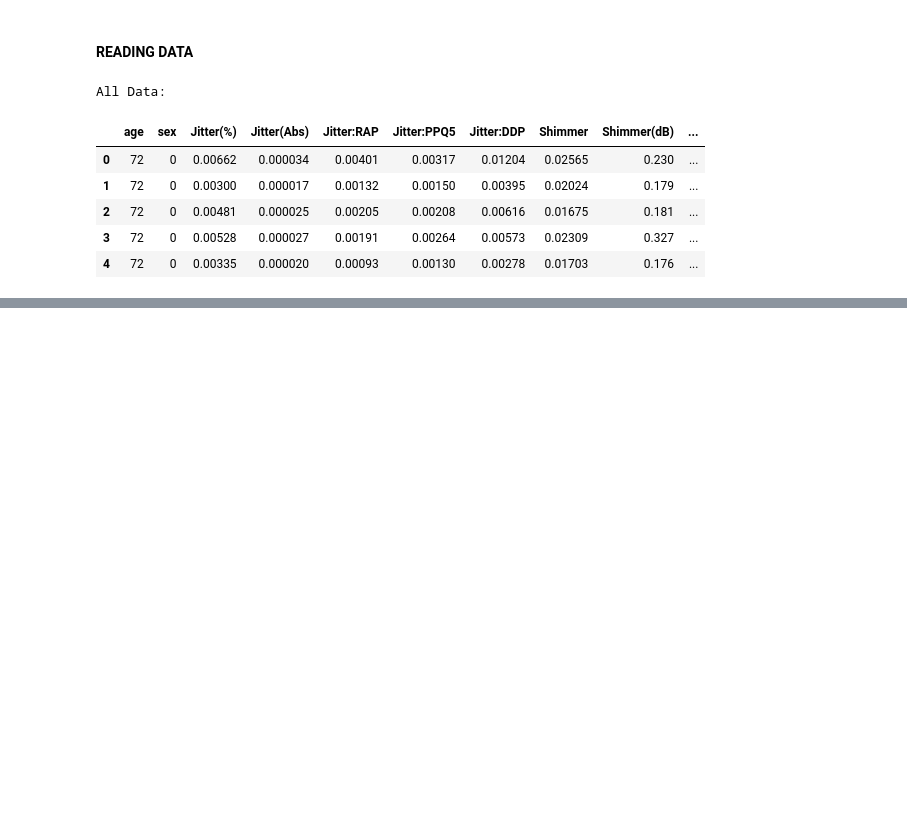
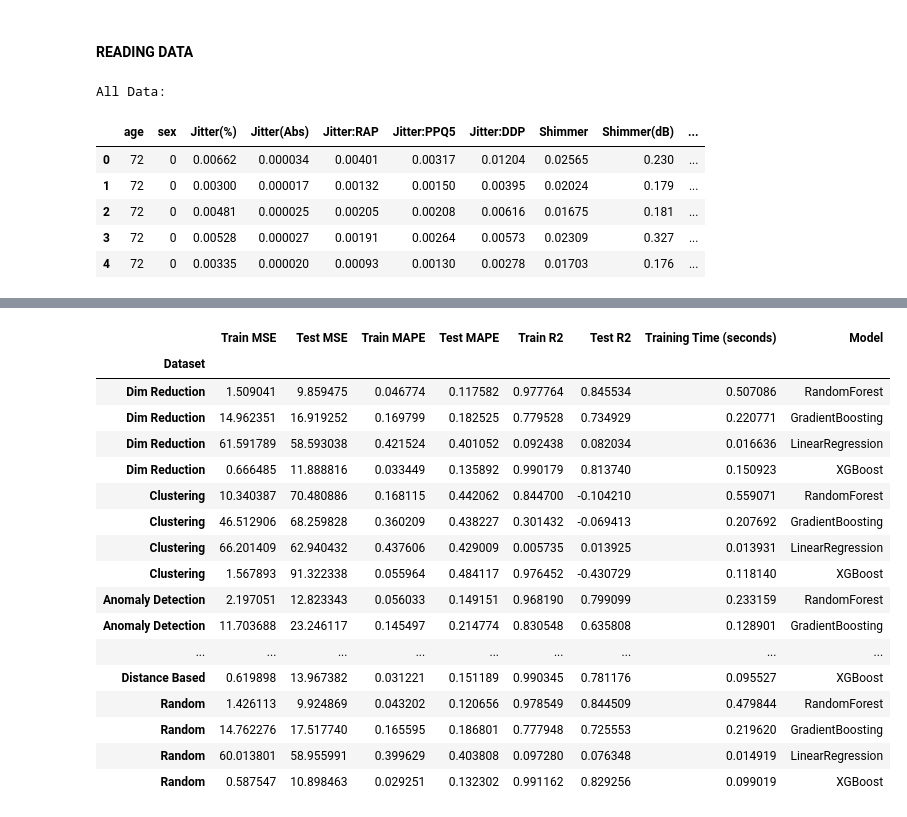
Before and after one commit to vibhuverma17/MLBASEDSAMPLING, a Jupyter notebook: Parkinsons_Sampling_Code.ipynb, the cells around one changed output, grey strips where cells are left out. Saved outputs shown, nothing was run; the diff lists cells and outputs as text; code cells hidden in the pictures; blank space fills up the shorter version.

```diff
--- a/Parkinsons_Sampling_Code.ipynb
+++ b/Parkinsons_Sampling_Code.ipynb
@@ -878,3 +878,24 @@ DropHighCorrelation: 14 columns will be dropped due to correlation (threshold=0.
 DropHighCorrelation: 14 columns will be dropped due to correlation (threshold=0.6).
 # %%
 results.to_csv("Parkinsons.csv")
+# %%
+results
+# %% [output]
+|  | Train MSE | Test MSE | Train MAPE | Test MAPE | Train R2 | Test R2 | Training Time (seconds) | Model |
+| Dataset |  |  |  |  |  |  |  |  |
+| Dim Reduction | 1.509041 | 9.859475 | 0.046774 | 0.117582 | 0.977764 | 0.845534 | 0.507086 | RandomForest |
+| Dim Reduction | 14.962351 | 16.919252 | 0.169799 | 0.182525 | 0.779528 | 0.734929 | 0.220771 | GradientBoosting |
+| Dim Reduction | 61.591789 | 58.593038 | 0.421524 | 0.401052 | 0.092438 | 0.082034 | 0.016636 | LinearRegression |
+| Dim Reduction | 0.666485 | 11.888816 | 0.033449 | 0.135892 | 0.990179 | 0.813740 | 0.150923 | XGBoost |
+| Clustering | 10.340387 | 70.480886 | 0.168115 | 0.442062 | 0.844700 | -0.104210 | 0.559071 | RandomForest |
+| Clustering | 46.512906 | 68.259828 | 0.360209 | 0.438227 | 0.301432 | -0.069413 | 0.207692 | GradientBoosting |
+| Clustering | 66.201409 | 62.940432 | 0.437606 | 0.429009 | 0.005735 | 0.013925 | 0.013931 | LinearRegression |
+| Clustering | 1.567893 | 91.322338 | 0.055964 | 0.484117 | 0.976452 | -0.430729 | 0.118140 | XGBoost |
+| Anomaly Detection | 2.197051 | 12.823343 | 0.056033 | 0.149151 | 0.968190 | 0.799099 | 0.233159 | RandomForest |
+| Anomaly Detection | 11.703688 | 23.246117 | 0.145497 | 0.214774 | 0.830548 | 0.635808 | 0.128901 | GradientBoosting |
+| ... | ... | ... | ... | ... | ... | ... | ... | ... |
+| Distance Based | 0.619898 | 13.967382 | 0.031221 | 0.151189 | 0.990345 | 0.781176 | 0.095527 | XGBoost |
+| Random | 1.426113 | 9.924869 | 0.043202 | 0.120656 | 0.978549 | 0.844509 | 0.479844 | RandomForest |
+| Random | 14.762276 | 17.517740 | 0.165595 | 0.186801 | 0.777948 | 0.725553 | 0.219620 | GradientBoosting |
+| Random | 60.013801 | 58.955991 | 0.399629 | 0.403808 | 0.097280 | 0.076348 | 0.014919 | LinearRegression |
+| Random | 0.587547 | 10.898463 | 0.029251 | 0.132302 | 0.991162 | 0.829256 | 0.099019 | XGBoost |
```
Also changed, not shown: parts of 2 cells of this notebook.
